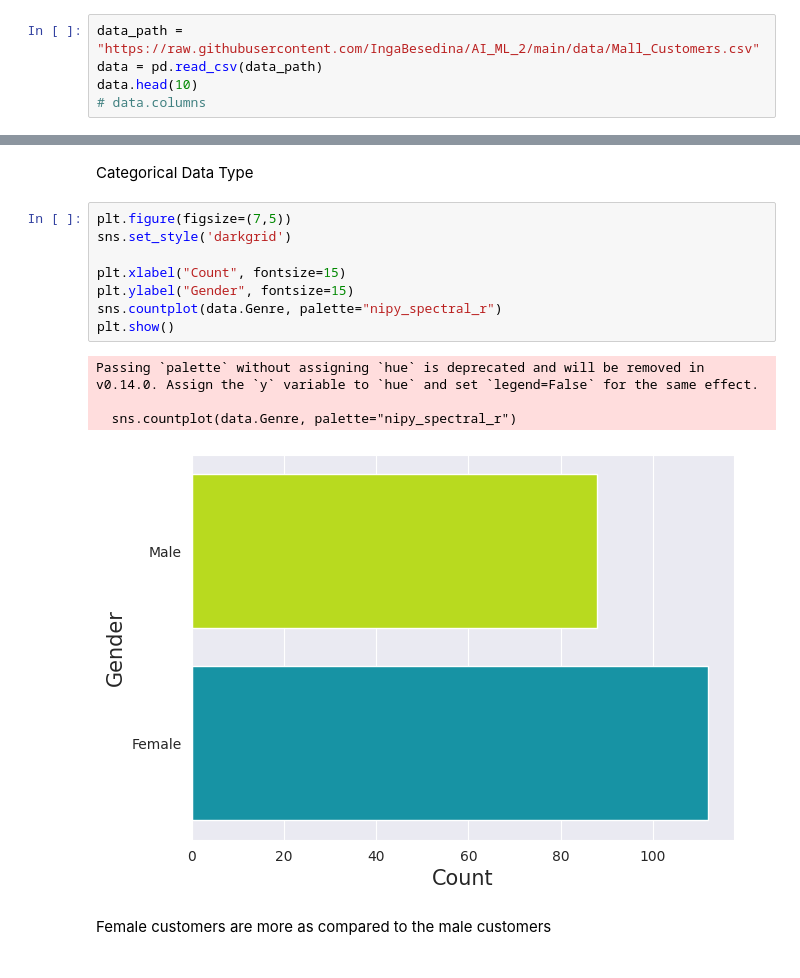
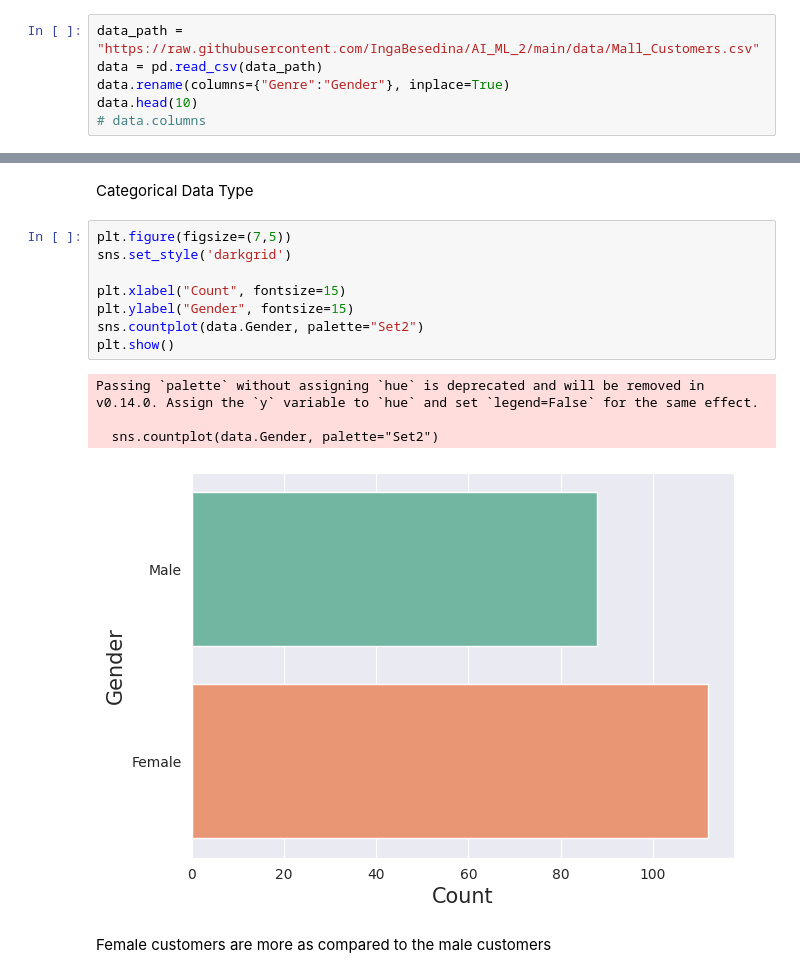
Before and after one commit to IngaBesedina/AI_ML_2, a Jupyter notebook: LabWork2.ipynb, the cells around one changed output, grey strips where cells are left out. Drawn from its saved outputs; the diff is of its cells as text.

```diff
--- a/LabWork2.ipynb
+++ b/LabWork2.ipynb
@@ -12,6 +12,7 @@ from sklearn.cluster import KMeans
 # %%
 data_path = "https://raw.githubusercontent.com/IngaBesedina/AI_ML_2/main/data/Mall_Customers.csv"
 data = pd.read_csv(data_path)
+data.rename(columns={"Genre":"Gender"}, inplace=True)
 data.head(10)
 # data.columns
 # %% [output]
@@ -64,16 +62,16 @@ Categorical Data Type
 # %%
 plt.figure(figsize=(7,5))
 sns.set_style('darkgrid')
 
 plt.xlabel("Count", fontsize=15)
 plt.ylabel("Gender", fontsize=15)
-sns.countplot(data.Genre, palette="nipy_spectral_r")
+sns.countplot(data.Gender, palette="Set2")
 plt.show()
 # %% [output]
 Passing `palette` without assigning `hue` is deprecated and will be removed in v0.14.0. Assign the `y` variable to `hue` and set `legend=False` for the same effect.
 
-  sns.countplot(data.Genre, palette="nipy_spectral_r")
+  sns.countplot(data.Gender, palette="Set2")
-[figure, old version]
+[figure, new version]
 # %% [markdown]
 Female customers are more as compared to the male customers
 # %%
```
Also changed, not shown: parts of 35 cells of this notebook.
